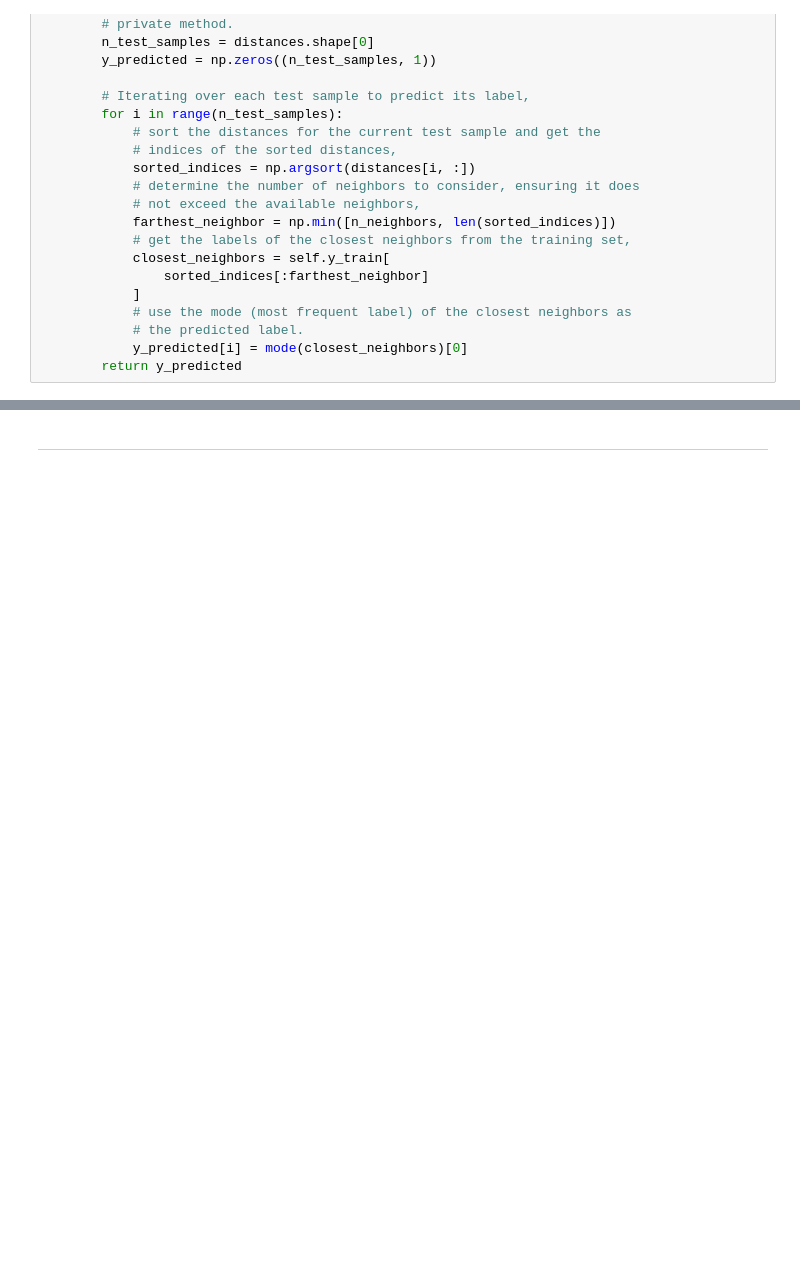
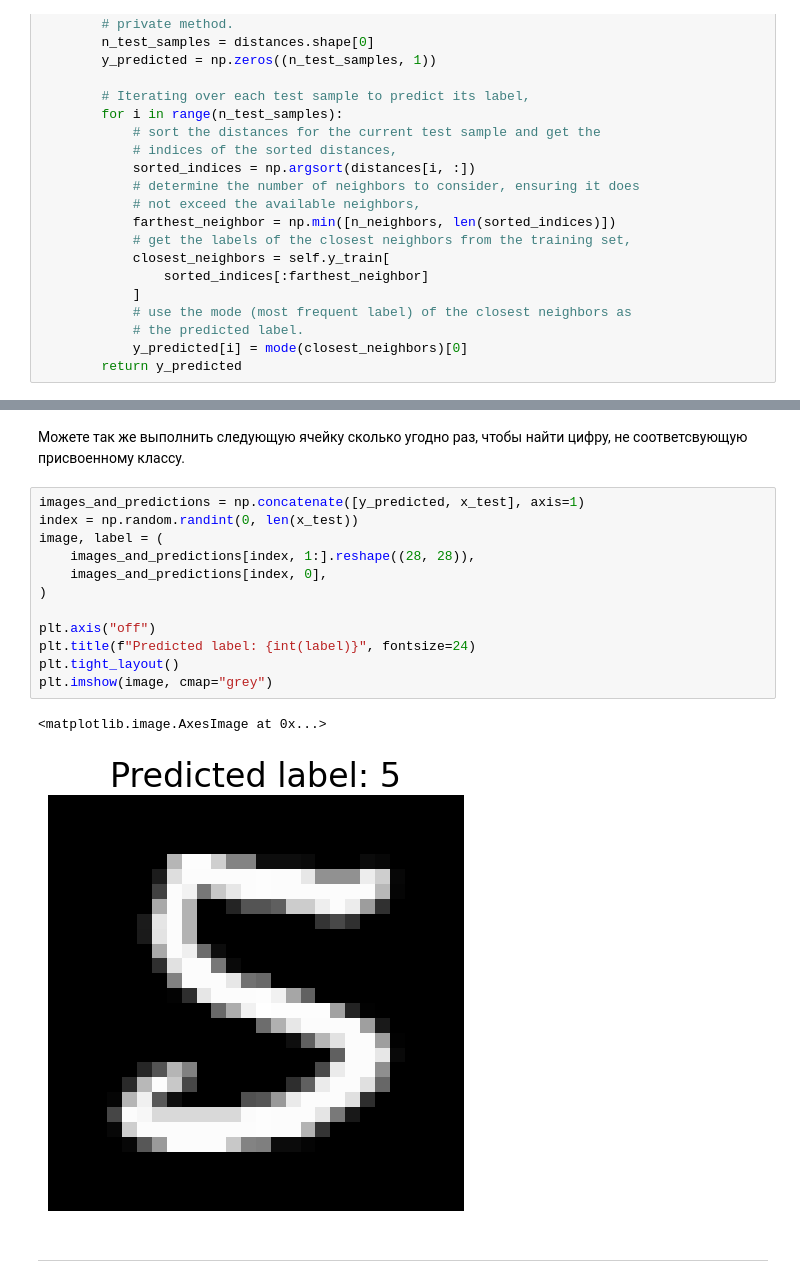
Before and after one commit to mkashirin/mlcmirea, a Jupyter notebook: mlcmirea/notebook_6.ipynb, the cells around one changed output, grey strips where cells are left out. Drawn from its saved outputs; the diff is of its cells as text; blank space fills up the shorter version.

```diff
--- a/mlcmirea/notebook_6.ipynb
+++ b/mlcmirea/notebook_6.ipynb
@@ -118,2 +178,20 @@ class LoopingKNNClassifier(ModelBase):
+# %% [markdown]
+Можете так же выполнить следующую ячейку сколько угодно раз, чтобы найти цифру, не соответсвующую
+присвоенному классу.
+# %%
+images_and_predictions = np.concatenate([y_predicted, x_test], axis=1)
+index = np.random.randint(0, len(x_test))
+image, label = (
+    images_and_predictions[index, 1:].reshape((28, 28)),
+    images_and_predictions[index, 0],
+)
+
+plt.axis("off")
+plt.title(f"Predicted label: {int(label)}", fontsize=24)
+plt.tight_layout()
+plt.imshow(image, cmap="grey")
+# %% [output]
+<matplotlib.image.AxesImage at 0x...>
+[figure, added]
 # %% [markdown]
 ***
```
Also changed, not shown: parts of 24 cells of this notebook, 7 other files.
